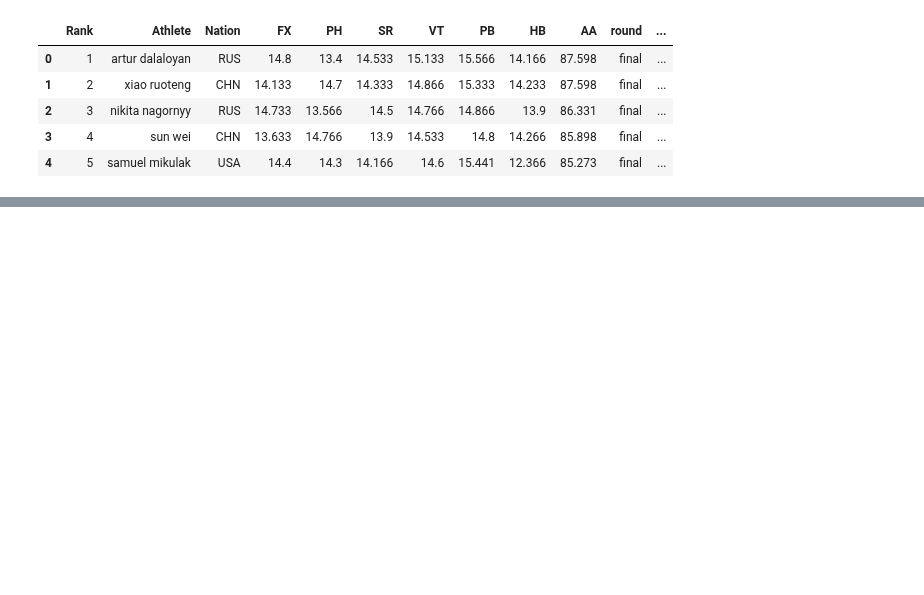
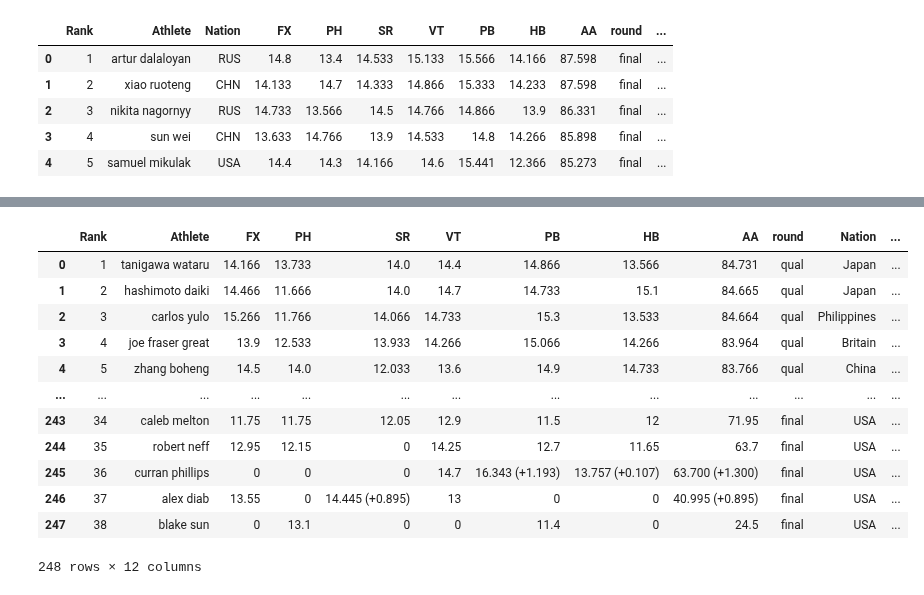
Before and after one commit to RyanJTalbot/MSDS, a Jupyter notebook: Core/Data Mining Foundations/Data Mining Project/Project/competition_gym2023/Cleaning/qual_events/men/iaa.ipynb, the cells around one changed output, grey strips where cells are left out. Saved outputs shown, nothing was run; the diff lists cells and outputs as text; code cells hidden in the pictures; blank space fills up the shorter version.

```diff
--- a/Core/Data Mining Foundations/Data Mining Project/Project/competition_gym2023/Cleaning/qual_events/men/iaa.ipynb
+++ b/Core/Data Mining Foundations/Data Mining Project/Project/competition_gym2023/Cleaning/qual_events/men/iaa.ipynb
@@ -57,0 +54,2 @@ wc18['round']='final'
+# %%
+wchamp22q[['Athlete', 'Nation']] = wchamp22q['Athlete'].str.rsplit(' ', n=1, expand=True)
@@ -57,0 +65,2 @@ wc18['round']='final'
+# %%
+wchamp22[['Athlete', 'Nation']] = wchamp22['Athlete'].str.rsplit(' ', n=1, expand=True)
@@ -57,0 +73,2 @@ wc18['round']='final'
+# %%
+win22['Athlete'] = win22['Athlete'].str.split().str[:2].str.join(' ')
@@ -364,5 +418,5 @@ iaa21['Nation'] = 'None'
 # %%
 iaa22['Athlete'] = iaa22['Athlete'].str.lower()
-iaa22['Nation'] = 'None'
+# iaa22['Nation'] = iaa22['Nation'].map(country_to_noc)
 # %%
 iaa23['Athlete'] = iaa23['Athlete'].str.lower()
@@ -515,0 +585,16 @@ memory usage: 24.7+ KB
+# %%
+iaa22
+# %% [output]
+|  | Rank | Athlete | FX | PH | SR | VT | PB | HB | AA | round | Nation | ... |
+| 0 | 1 | tanigawa wataru | 14.166 | 13.733 | 14.0 | 14.4 | 14.866 | 13.566 | 84.731 | qual | Japan | ... |
+| 1 | 2 | hashimoto daiki | 14.466 | 11.666 | 14.0 | 14.7 | 14.733 | 15.1 | 84.665 | qual | Japan | ... |
+| 2 | 3 | carlos yulo | 15.266 | 11.766 | 14.066 | 14.733 | 15.3 | 13.533 | 84.664 | qual | Philippines | ... |
+| 3 | 4 | joe fraser great | 13.9 | 12.533 | 13.933 | 14.266 | 15.066 | 14.266 | 83.964 | qual | Britain | ... |
+| 4 | 5 | zhang boheng | 14.5 | 14.0 | 12.033 | 13.6 | 14.9 | 14.733 | 83.766 | qual | China | ... |
+| ... | ... | ... | ... | ... | ... | ... | ... | ... | ... | ... | ... | ... |
+| 243 | 34 | caleb melton | 11.75 | 11.75 | 12.05 | 12.9 | 11.5 | 12 | 71.95 | final | USA | ... |
+| 244 | 35 | robert neff | 12.95 | 12.15 | 0 | 14.25 | 12.7 | 11.65 | 63.7 | final | USA | ... |
+| 245 | 36 | curran phillips | 0 | 0 | 0 | 14.7 | 16.343 (+1.193) | 13.757 (+0.107) | 63.700 (+1.300) | final | USA | ... |
+| 246 | 37 | alex diab | 13.55 | 0 | 14.445 (+0.895) | 13 | 0 | 0 | 40.995 (+0.895) | final | USA | ... |
+| 247 | 38 | blake sun | 0 | 13.1 | 0 | 0 | 11.4 | 0 | 24.5 | final | USA | ... |
+248 rows × 12 columns
```
Also changed, not shown: parts of 23 cells of this notebook, 13 other files.
